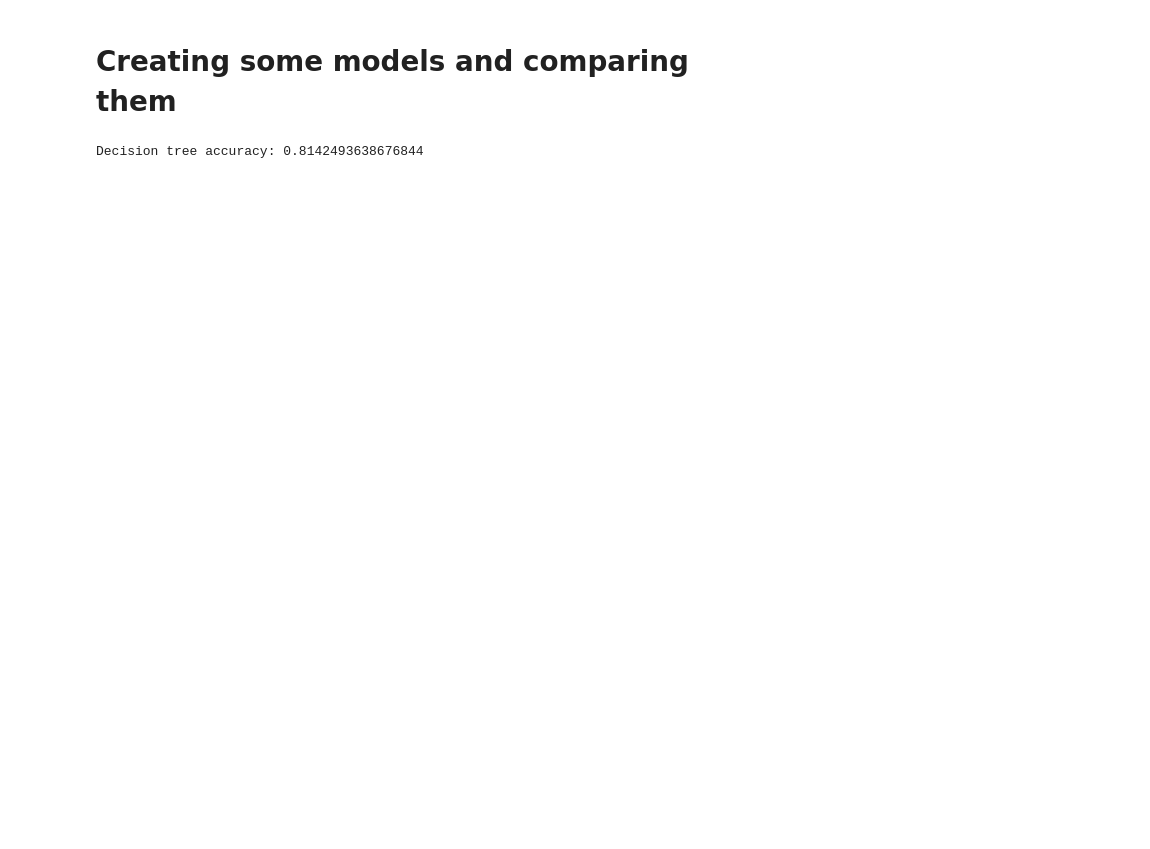
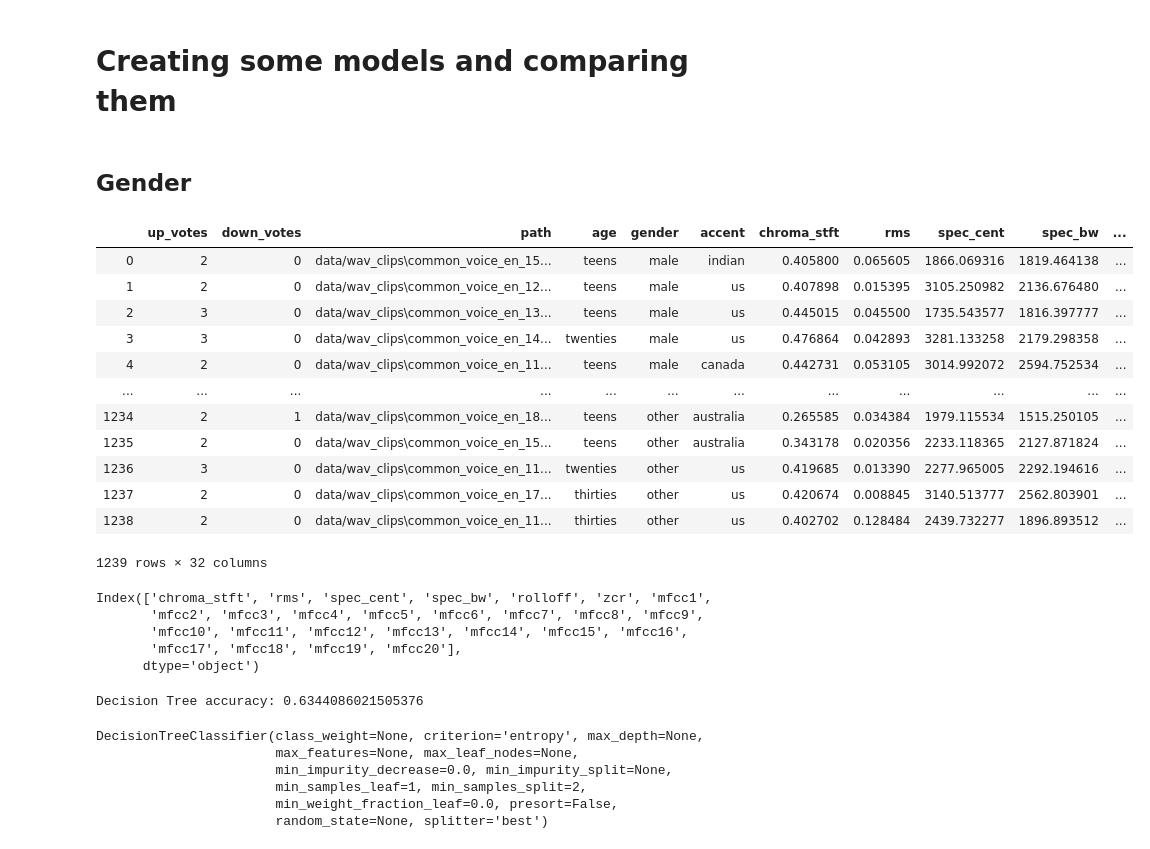
Before and after one commit to Risto-R/IDS-Project, a Jupyter notebook: Notebook.ipynb, the cells around one changed output. Drawn from its saved outputs; the diff is of its cells as text; code cells hidden in the pictures; blank space fills up the shorter version.

```diff
--- a/Notebook.ipynb
+++ b/Notebook.ipynb
@@ -429,3 +455,30 @@ plt.show()
+# %% [markdown]
+## Gender
 # %%
 df = data_gender.copy()
+df
+# %% [output]
+|  | up_votes | down_votes | path | age | gender | accent | chroma_stft | rms | spec_cent | spec_bw | ... |
+| 0 | 2 | 0 | data/wav_clips\common_voice_en_15... | teens | male | indian | 0.405800 | 0.065605 | 1866.069316 | 1819.464138 | ... |
+| 1 | 2 | 0 | data/wav_clips\common_voice_en_12... | teens | male | us | 0.407898 | 0.015395 | 3105.250982 | 2136.676480 | ... |
+| 2 | 3 | 0 | data/wav_clips\common_voice_en_13... | teens | male | us | 0.445015 | 0.045500 | 1735.543577 | 1816.397777 | ... |
+| 3 | 3 | 0 | data/wav_clips\common_voice_en_14... | twenties | male | us | 0.476864 | 0.042893 | 3281.133258 | 2179.298358 | ... |
+| 4 | 2 | 0 | data/wav_clips\common_voice_en_11... | teens | male | canada | 0.442731 | 0.053105 | 3014.992072 | 2594.752534 | ... |
+| ... | ... | ... | ... | ... | ... | ... | ... | ... | ... | ... | ... |
+| 1234 | 2 | 1 | data/wav_clips\common_voice_en_18... | teens | other | australia | 0.265585 | 0.034384 | 1979.115534 | 1515.250105 | ... |
+| 1235 | 2 | 0 | data/wav_clips\common_voice_en_15... | teens | other | australia | 0.343178 | 0.020356 | 2233.118365 | 2127.871824 | ... |
+| 1236 | 3 | 0 | data/wav_clips\common_voice_en_11... | twenties | other | us | 0.419685 | 0.013390 | 2277.965005 | 2292.194616 | ... |
+| 1237 | 2 | 0 | data/wav_clips\common_voice_en_17... | thirties | other | us | 0.420674 | 0.008845 | 3140.513777 | 2562.803901 | ... |
+| 1238 | 2 | 0 | data/wav_clips\common_voice_en_11... | thirties | other | us | 0.402702 | 0.128484 | 2439.732277 | 1896.893512 | ... |
+1239 rows × 32 columns
+# %%
+features = df.columns
+features = features.drop(["up_votes","down_votes","path","age","gender","accent"])
+features
+# %% [output]
+Index(['chroma_stft', 'rms', 'spec_cent', 'spec_bw', 'rolloff', 'zcr', 'mfcc1',
+       'mfcc2', 'mfcc3', 'mfcc4', 'mfcc5', 'mfcc6', 'mfcc7', 'mfcc8', 'mfcc9',
+       'mfcc10', 'mfcc11', 'mfcc12', 'mfcc13', 'mfcc14', 'mfcc15', 'mfcc16',
+       'mfcc17', 'mfcc18', 'mfcc19', 'mfcc20'],
+      dtype='object')
 # %%
@@ -433,9 +486,14 @@ X_train, X_test, y_train, y_test = train_test_split(df[["chroma_stft","rms","spe
 # %%
 #Decision tree
-dct = DecisionTreeClassifier(criterion='entropy').fit(X_train, y_train)
-dct_prediction = dct.predict(X_test)
-print("Decision tree accuracy: "+str(accuracy_score(y_test,dct_prediction)))
+dct = modelTester("Decision Tree",DecisionTreeClassifier(criterion='entropy'),X_train,X_test,y_train,y_test)
+dct
 # %% [output]
-Decision tree accuracy: 0.8142493638676844
+Decision Tree accuracy: 0.6344086021505376
+DecisionTreeClassifier(class_weight=None, criterion='entropy', max_depth=None,
+                       max_features=None, max_leaf_nodes=None,
+                       min_impurity_decrease=0.0, min_impurity_split=None,
+                       min_samples_leaf=1, min_samples_split=2,
+                       min_weight_fraction_leaf=0.0, presort=False,
+                       random_state=None, splitter='best')
 # %%
 #Random forest
```
Also changed, not shown: parts of 28 cells of this notebook.
